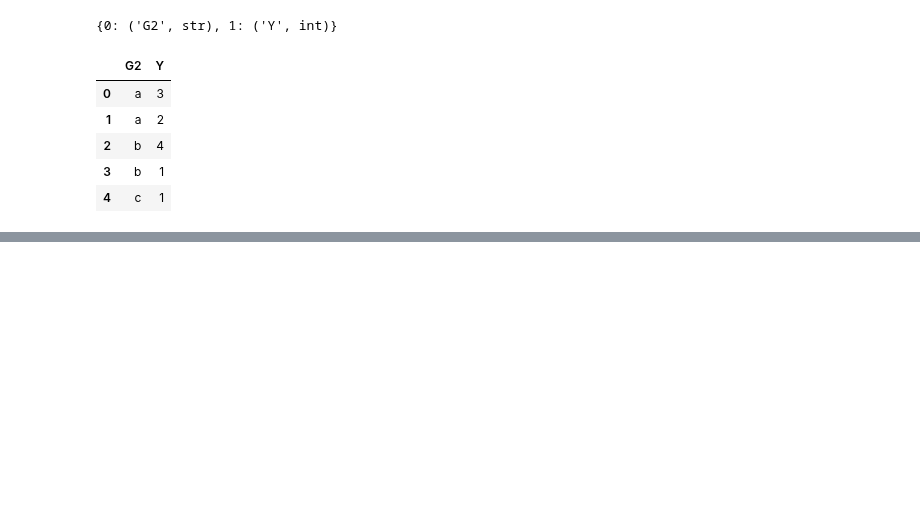
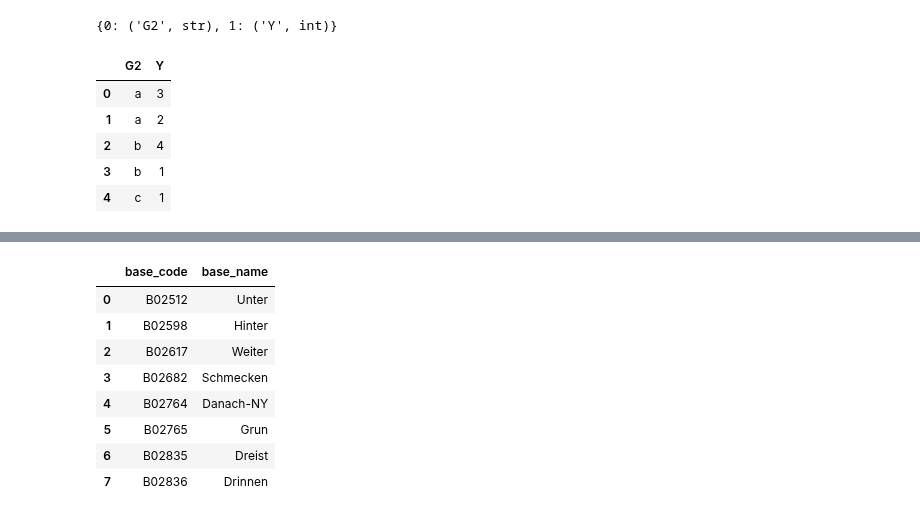
Before and after one commit to WSU-DataScience/USCOTS19_workshop, a Jupyter notebook: block_3_data_management/make_database_examples.ipynb, the cells around one changed output, grey strips where cells are left out. Saved outputs shown, nothing was run; the diff lists cells and outputs as text; code cells hidden in the pictures; blank space fills up the shorter version.

```diff
--- a/block_3_data_management/make_database_examples.ipynb
+++ b/block_3_data_management/make_database_examples.ipynb
@@ -152,0 +251,14 @@ FROM T2
+# %%
+base = pd.DataFrame({'base_code':['B02512','B02598','B02617','B02682','B02764','B02765','B02835','B02836'],
+                     'base_name':['Unter', 'Hinter', 'Weiter', 'Schmecken', 'Danach-NY', 'Grun', 'Dreist', 'Drinnen']})
+base
+# %% [output]
+|  | base_code | base_name |
+| 0 | B02512 | Unter |
+| 1 | B02598 | Hinter |
+| 2 | B02617 | Weiter |
+| 3 | B02682 | Schmecken |
+| 4 | B02764 | Danach-NY |
+| 5 | B02765 | Grun |
+| 6 | B02835 | Dreist |
+| 7 | B02836 | Drinnen |
```
Also changed, not shown: parts of 22 cells of this notebook, 15 other files.
